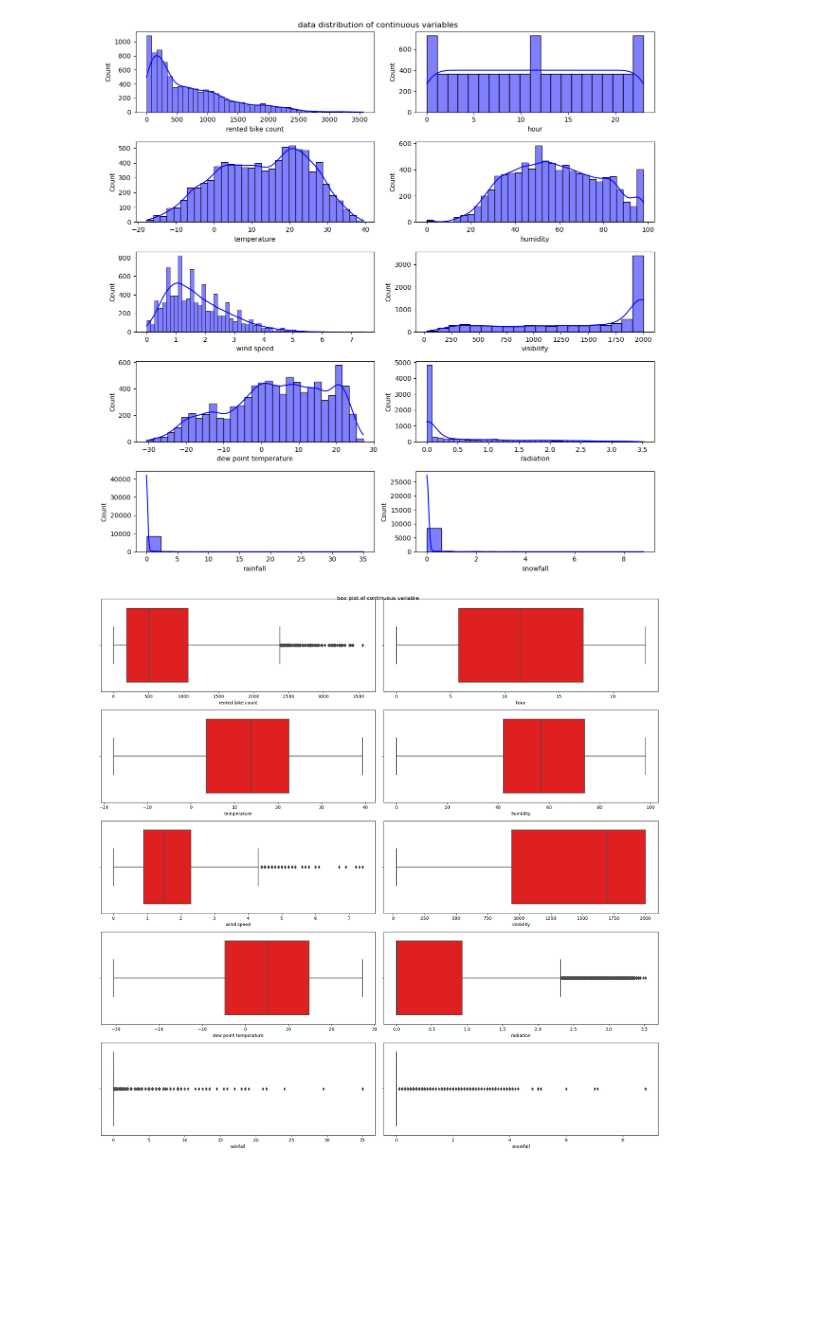
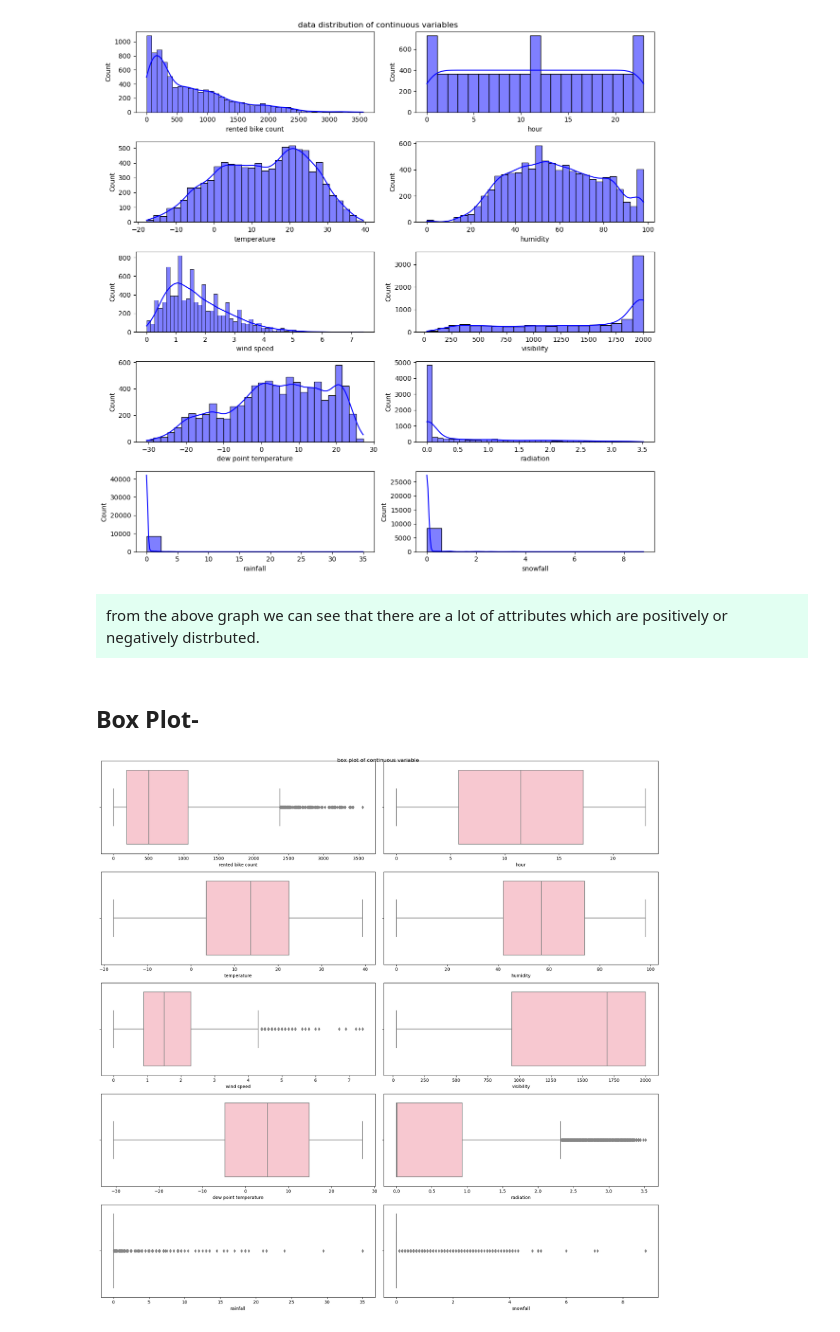
Before and after one commit to satyam-9/Rental_bike_count_prediction, a Jupyter notebook: Rental-bike-prediction.ipynb, the cells around one changed output. Cells and saved outputs as stored; diff of their text form; code cells hidden in the pictures; blank space fills up the shorter version.

```diff
--- a/Rental-bike-prediction.ipynb
+++ b/Rental-bike-prediction.ipynb
@@ -94,0 +85,2 @@ df.columns = df.columns.str.lower()
+# %%
+df = df.astype({'rented bike count':'float','hour':'object'})
@@ -130,8 +176,0 @@ Here we can look at the hours wise data distribution
-# %%
-plt.figure(figsize=(18, 18))
-for i, col in enumerate(df.select_dtypes(include=['float64','int']).columns):
-#     plt.rcParams['axes.facecolor'] = 'black'
-    ax = plt.subplot(4,3, i+1)
-    sns.barplot(data=df,x='hour', y=col, ax=ax,edgecolor="black",palette='viridis_r')
-plt.suptitle('Data distribution of continuous variables')
-plt.tight_layout()
@@ -156,9 +186,15 @@ plt.tight_layout()
+# %% [markdown]
+<p style = "background-color:#E2FFF2; padding:10px;">from the above graph we can see that there are a lot of
+attributes which are positively or negatively distrbuted.
+    </p>
+# %% [markdown]
+## Box Plot-
 # %%
 plt.figure(figsize = (18,18))
 for i, col in enumerate(df.select_dtypes(include = ['float64','int64']).columns):
     ax = plt.subplot(5,2, i+1)
-    sns.boxplot(data = df, x = col, ax = ax, color = 'red')
+    sns.boxplot(data = df, x = col, ax = ax, color = 'pink')
 plt.suptitle('box plot of continuous variable')
 plt.tight_layout()
 # %% [output]
-[figure, old version]
+[figure, new version]
```
Also changed, not shown: parts of 36 cells of this notebook.
